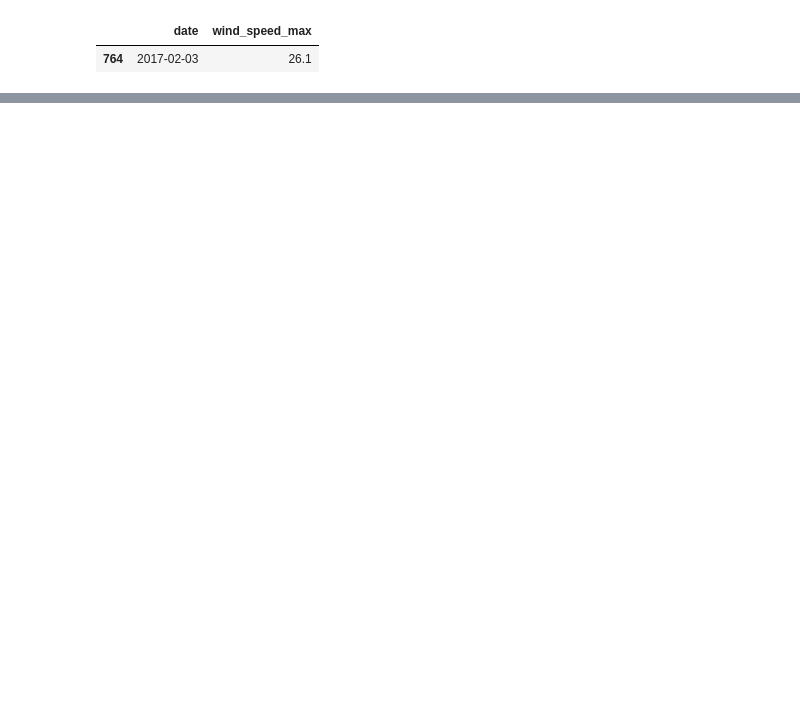
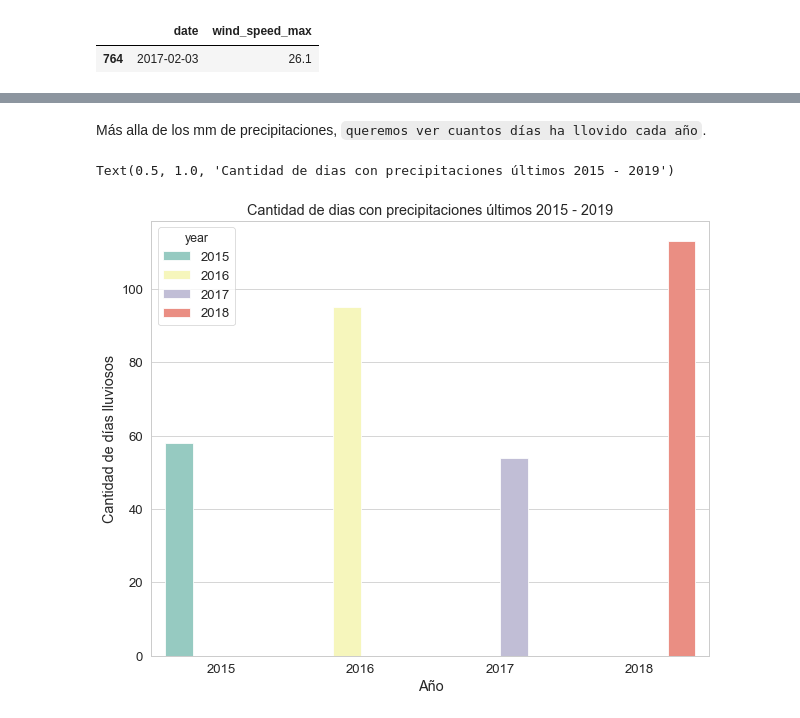
Before and after one commit to devgrla/bicimad, a Jupyter notebook: python/Clima Madrid.ipynb, the cells around one changed output, grey strips where cells are left out. Cells and saved outputs as stored; diff of their text form; code cells hidden in the pictures; blank space fills up the shorter version.

```diff
--- a/python/Clima Madrid.ipynb
+++ b/python/Clima Madrid.ipynb
@@ -258,0 +284,13 @@ out = sns.barplot(x='season', y ='precipitation' , data=tmp, estimator = sum, hu
+# %% [markdown]
+Más alla de los mm de precipitaciones, `queremos ver cuantos días ha llovido cada año`.
+# %%
+tmp = weather_data_copy[(weather_data_copy.precipitation > 0) & (weather_data_copy.year != 2019)]
+rcParams['figure.figsize'] = 10, 8
+sns.set_style("whitegrid")
+out = sns.countplot(x='year' , data=tmp, hue='year', palette="Set3")
+plt.xlabel('Año')
+plt.ylabel('Cantidad de días lluviosos')
+plt.title('Cantidad de dias con precipitaciones últimos 2015 - 2019')
+# %% [output]
+Text(0.5, 1.0, 'Cantidad de dias con precipitaciones últimos 2015 - 2019')
+[figure, added]
```
Also changed, not shown: parts of 40 cells of this notebook, 1 other file.
